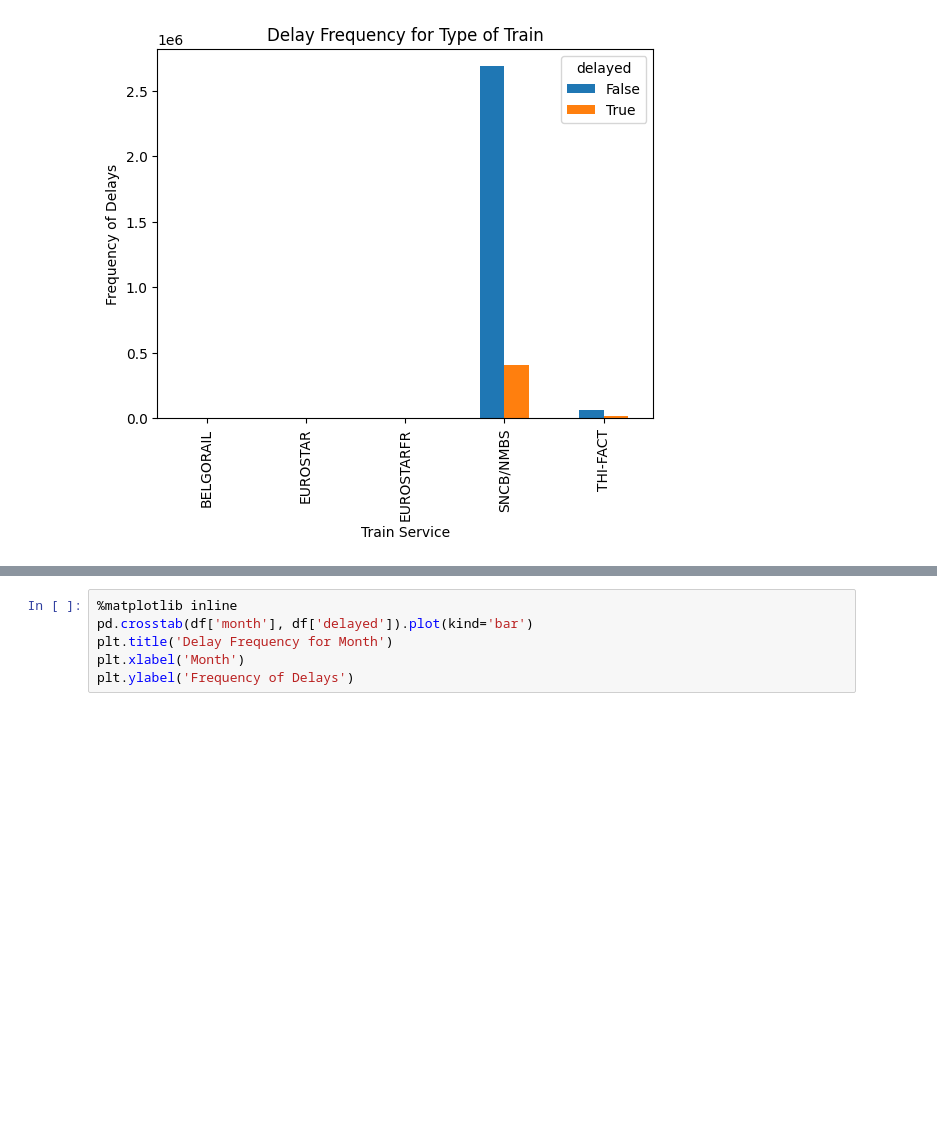
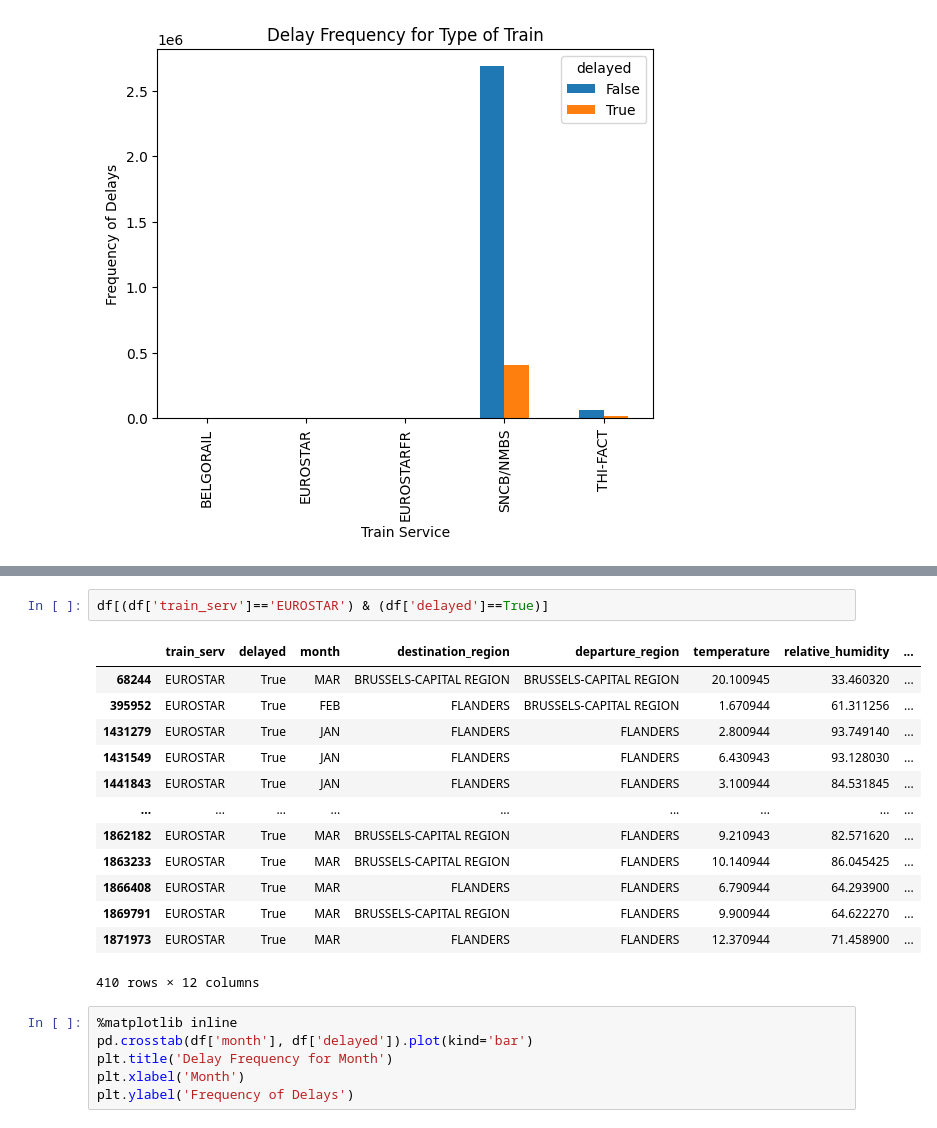
Before and after one commit to ilse-espino/train_delays_belgium, a Jupyter notebook: 4.1-graphs.ipynb, the cells around one changed output, grey strips where cells are left out. Drawn from its saved outputs; the diff is of its cells as text; blank space fills up the shorter version.

```diff
--- a/4.1-graphs.ipynb
+++ b/4.1-graphs.ipynb
@@ -27,3 +64,19 @@ Text(0, 0.5, 'Frequency of Delays')
+# %%
+df[(df['train_serv']=='EUROSTAR') & (df['delayed']==True)]
+# %% [output]
+|  | train_serv | delayed | month | destination_region | departure_region | temperature | relative_humidity | ... |
+| 68244 | EUROSTAR | True | MAR | BRUSSELS-CAPITAL REGION | BRUSSELS-CAPITAL REGION | 20.100945 | 33.460320 | ... |
+| 395952 | EUROSTAR | True | FEB | FLANDERS | BRUSSELS-CAPITAL REGION | 1.670944 | 61.311256 | ... |
+| 1431279 | EUROSTAR | True | JAN | FLANDERS | FLANDERS | 2.800944 | 93.749140 | ... |
+| 1431549 | EUROSTAR | True | JAN | FLANDERS | FLANDERS | 6.430943 | 93.128030 | ... |
+| 1441843 | EUROSTAR | True | JAN | FLANDERS | FLANDERS | 3.100944 | 84.531845 | ... |
+| ... | ... | ... | ... | ... | ... | ... | ... | ... |
+| 1862182 | EUROSTAR | True | MAR | BRUSSELS-CAPITAL REGION | FLANDERS | 9.210943 | 82.571620 | ... |
+| 1863233 | EUROSTAR | True | MAR | BRUSSELS-CAPITAL REGION | FLANDERS | 10.140944 | 86.045425 | ... |
+| 1866408 | EUROSTAR | True | MAR | FLANDERS | FLANDERS | 6.790944 | 64.293900 | ... |
+| 1869791 | EUROSTAR | True | MAR | BRUSSELS-CAPITAL REGION | FLANDERS | 9.900944 | 64.622270 | ... |
+| 1871973 | EUROSTAR | True | MAR | FLANDERS | FLANDERS | 12.370944 | 71.458900 | ... |
+410 rows × 12 columns
 # %%
 %matplotlib inline
 pd.crosstab(df['month'], df['delayed']).plot(kind='bar')
```
Also changed, not shown: parts of 4 cells of this notebook.
